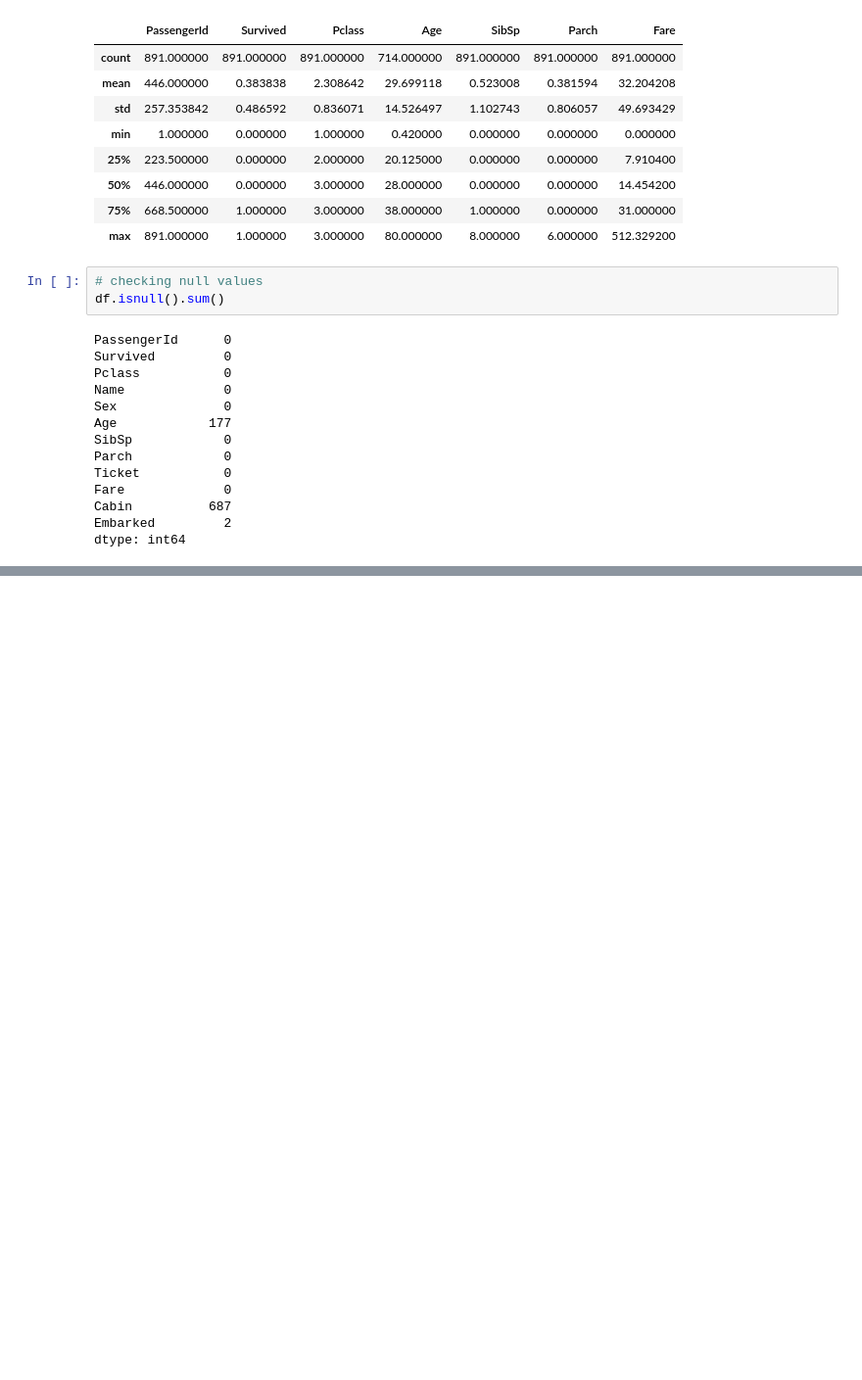
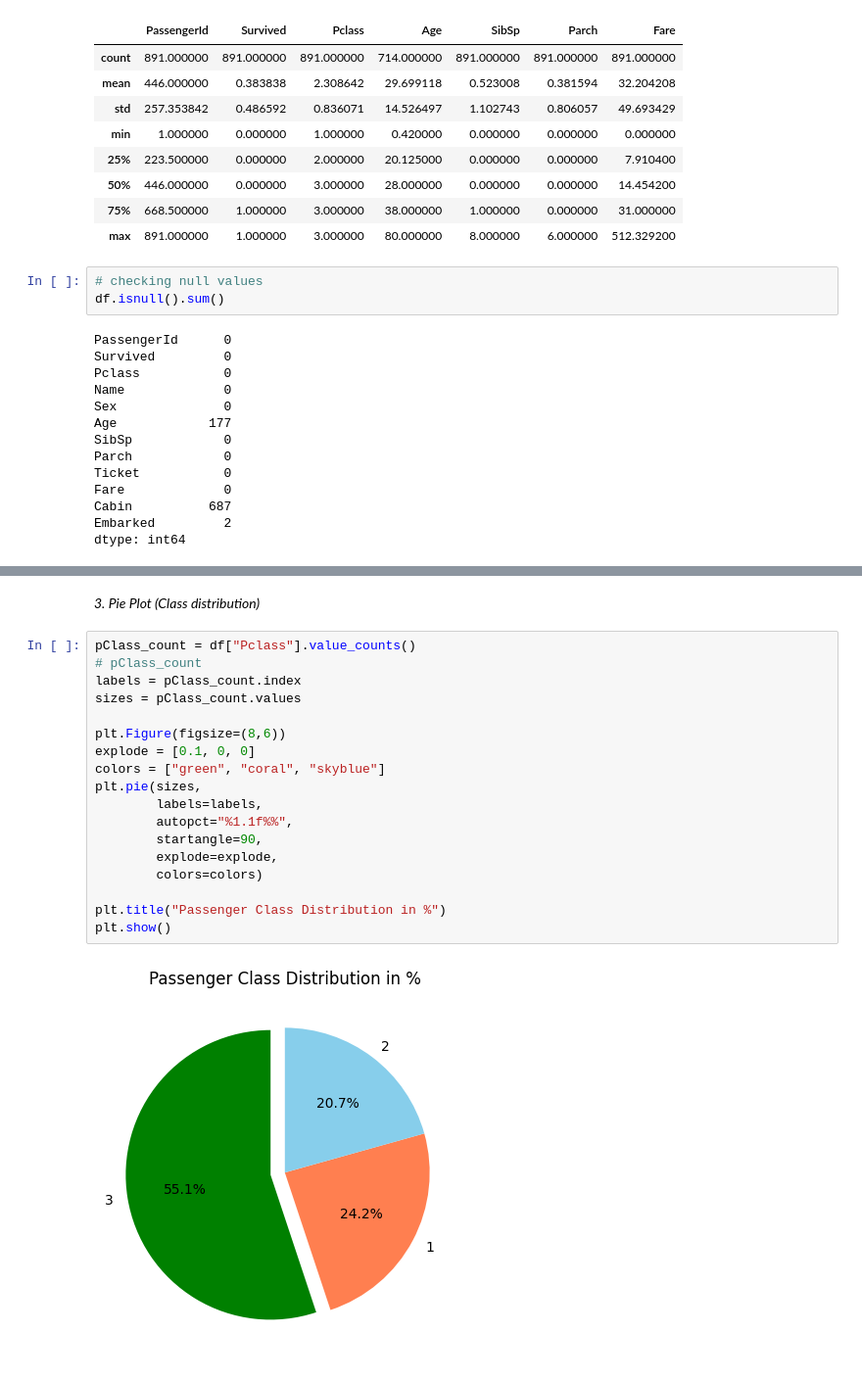
Before and after one commit to readulislamtamim/practice-charts-05052026, a Jupyter notebook: main.ipynb, the cells around one changed output, grey strips where cells are left out. Shown at 98% size. Drawn from its saved outputs; the diff is of its cells as text; blank space fills up the shorter version.

```diff
--- a/main.ipynb
+++ b/main.ipynb
@@ -83,0 +154,22 @@ dtype: int64
+# %% [markdown]
+*3. Pie Plot (Class distribution)*
+# %%
+pClass_count = df["Pclass"].value_counts()
+# pClass_count
+labels = pClass_count.index
+sizes = pClass_count.values
+
+plt.Figure(figsize=(8,6))
+explode = [0.1, 0, 0]
+colors = ["green", "coral", "skyblue"]
+plt.pie(sizes,
+        labels=labels,
+        autopct="%1.1f%%",
+        startangle=90,
+        explode=explode,
+        colors=colors)
+
+plt.title("Passenger Class Distribution in %")
+plt.show()
+# %% [output]
+[figure, added]
```
Also changed, not shown: parts of 17 cells of this notebook, 1 other file.
